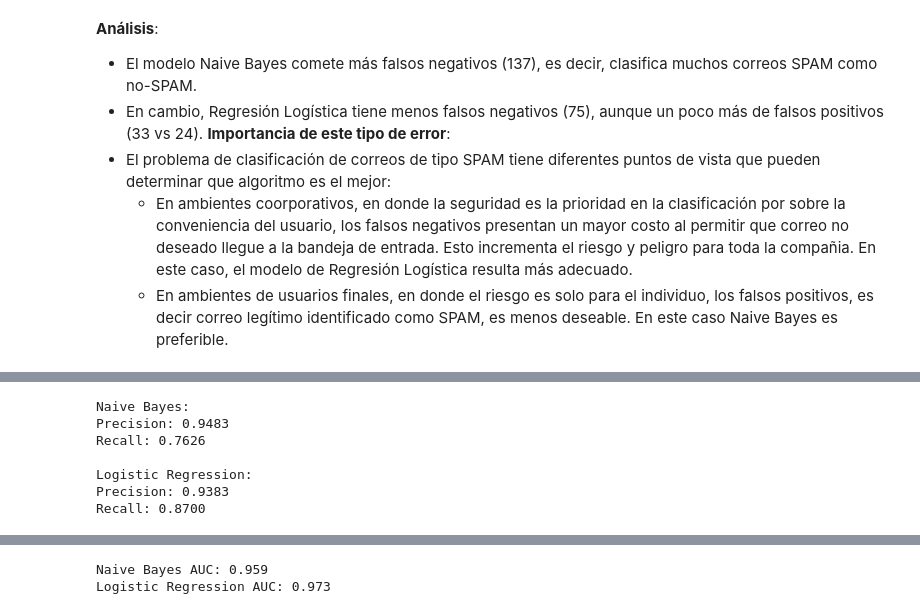
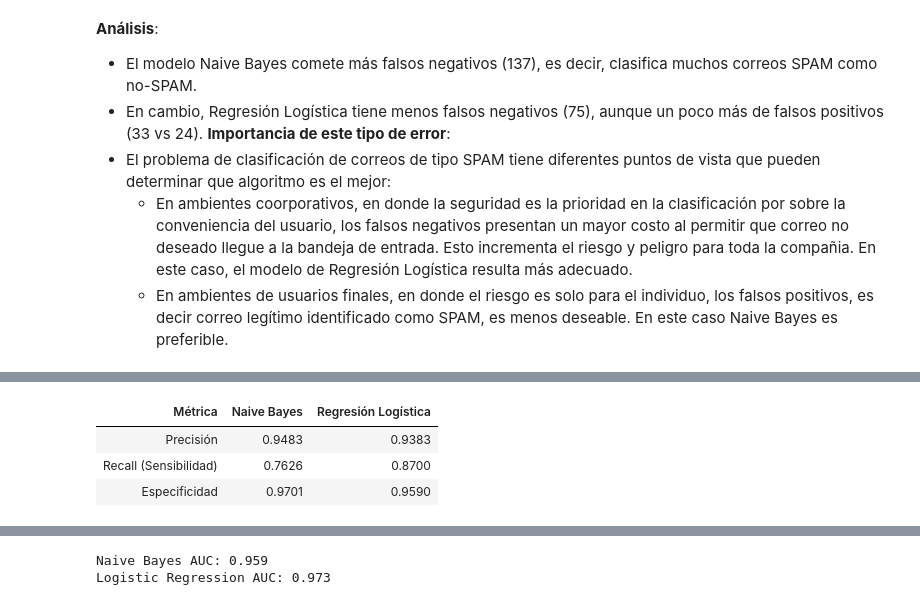
Before and after one commit to martinbrocca/CEIA-IIA, a Jupyter notebook: TP3/tp3.ipynb, the cells around one changed output, grey strips where cells are left out. Cells and saved outputs as stored; diff of their text form; code cells hidden in the pictures.

```diff
--- a/TP3/tp3.ipynb
+++ b/TP3/tp3.ipynb
@@ -275,21 +307,39 @@ precision_nb = precision_score(y_test, y_pred_nb)
 recall_nb = recall_score(y_test, y_pred_nb)
 precision_lr = precision_score(y_test, y_pred_lr)
 recall_lr = recall_score(y_test, y_pred_lr)
-# %%
-# --- Print Results ---
-print("Naive Bayes:")
-print(f"Precision: {precision_nb:.4f}")
-print(f"Recall: {recall_nb:.4f}")
-
-print("\nLogistic Regression:")
-print(f"Precision: {precision_lr:.4f}")
-print(f"Recall: {recall_lr:.4f}")
-# %% [output]
-Naive Bayes:
-Precision: 0.9483
-Recall: 0.7626
-
-Logistic Regression:
-Precision: 0.9383
-Recall: 0.8700
+# %%
+# --- Agregar Especificidad ---
+# Calcular para Naive Bayes
+tn, fp, fn, tp = cm_nb.ravel()
+especificidad_nb = tn / (tn + fp)
+
+# Calcular para Logistic Regression
+tn, fp, fn, tp = cm_lr.ravel()
+especificidad_lr = tn / (tn + fp)
+# %%
+import pandas as pd
+
+# Definimos las métricas y su interpretación
+metrics = {
+    'Métrica': ['Precisión', 'Recall (Sensibilidad)', 'Especificidad'],
+    'Naive Bayes': [precision_nb, recall_nb, especificidad_nb],
+    'Regresión Logística': [precision_lr, recall_lr, especificidad_lr],
+}
+
+# Crear DataFrame
+tabla_metricas = pd.DataFrame(metrics)
+
+# Formatear con 4 decimales las columnas numéricas
+tabla_metricas[['Naive Bayes', 'Regresión Logística']] = tabla_metricas[
+    ['Naive Bayes', 'Regresión Logística']
+].map(lambda x: f"{x:.4f}")
+
+# Mostrar tabla con estilo, sin índice
+from IPython.display import display
+display(tabla_metricas.style.hide(axis='index'))
+# %% [output]
+| Métrica | Naive Bayes | Regresión Logística |
+| Precisión | 0.9483 | 0.9383 |
+| Recall (Sensibilidad) | 0.7626 | 0.8700 |
+| Especificidad | 0.9701 | 0.9590 |
 # %% [markdown]
```
Also changed, not shown: parts of 10 cells of this notebook.
